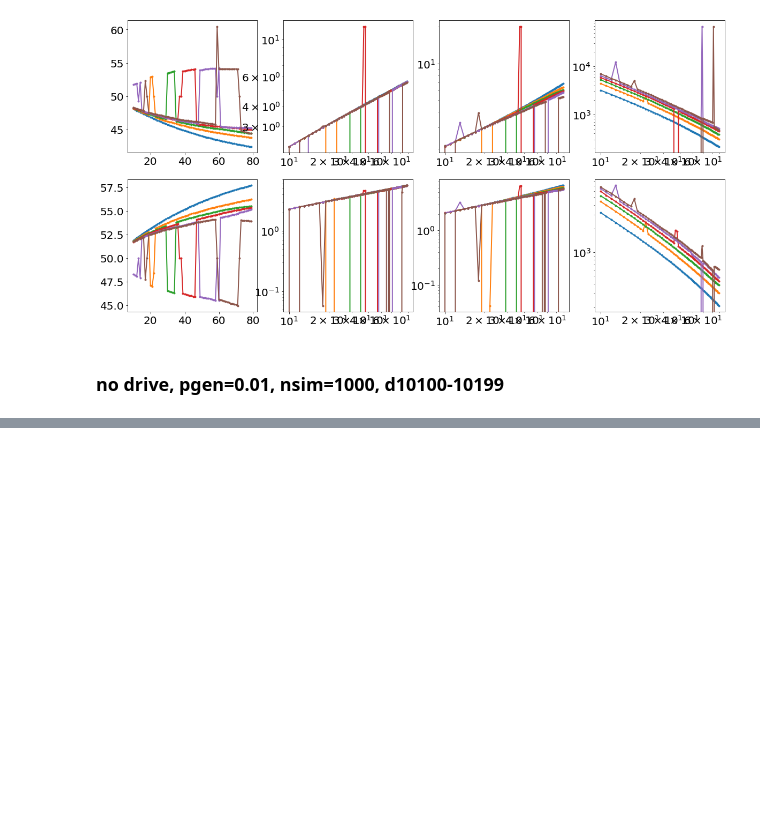
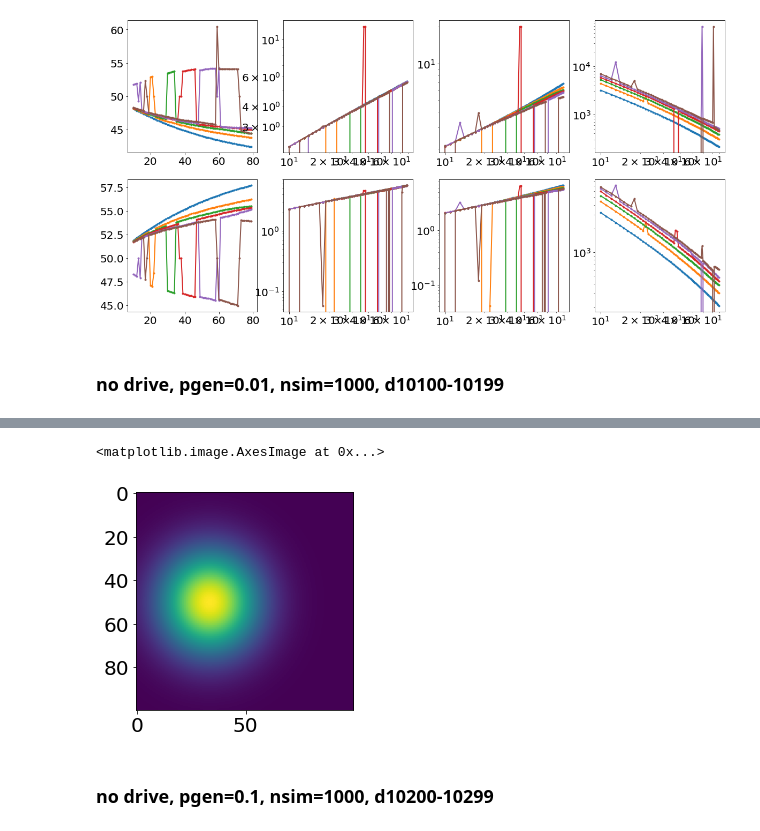
Before and after one commit to zsxqblz/SEP, a Jupyter notebook: visualization/visualization_240721d.ipynb, the cells around one changed output, grey strips where cells are left out. Saved outputs shown, nothing was run; the diff lists cells and outputs as text; code cells hidden in the pictures; blank space fills up the shorter version.

```diff
--- a/visualization/visualization_240721d.ipynb
+++ b/visualization/visualization_240721d.ipynb
@@ -913,0 +1042,8 @@ for params_temp_l in params_arr:
+# %%
+fitted_gaussian = gaussian_2d((x, y), *params).reshape(scoor_t.shape)
+plt.imshow(fitted_gaussian)
+# %% [output]
+<matplotlib.image.AxesImage at 0x...>
+[figure, added]
+# %% [markdown]
+### no drive, pgen=0.1, nsim=1000, d10200-10299
```
Also changed, not shown: parts of 14 cells of this notebook, 3 other files.
